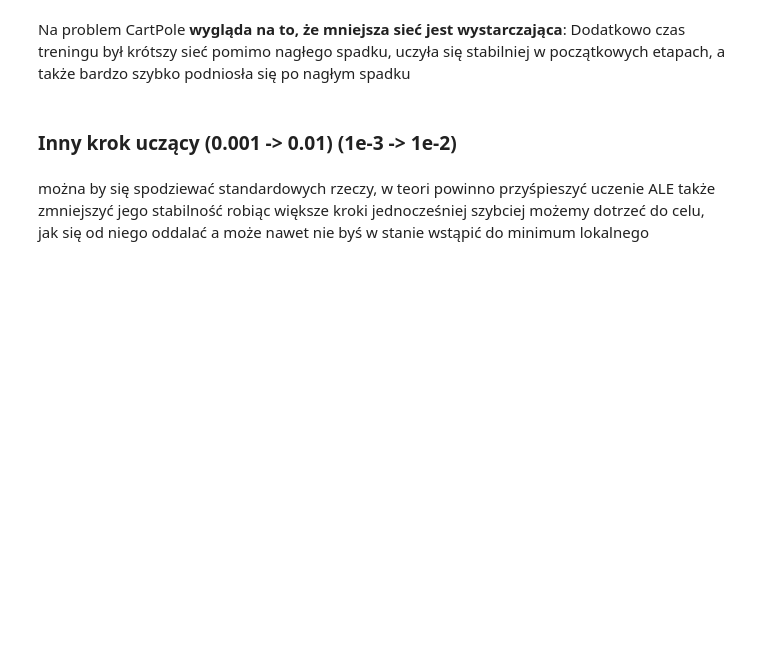
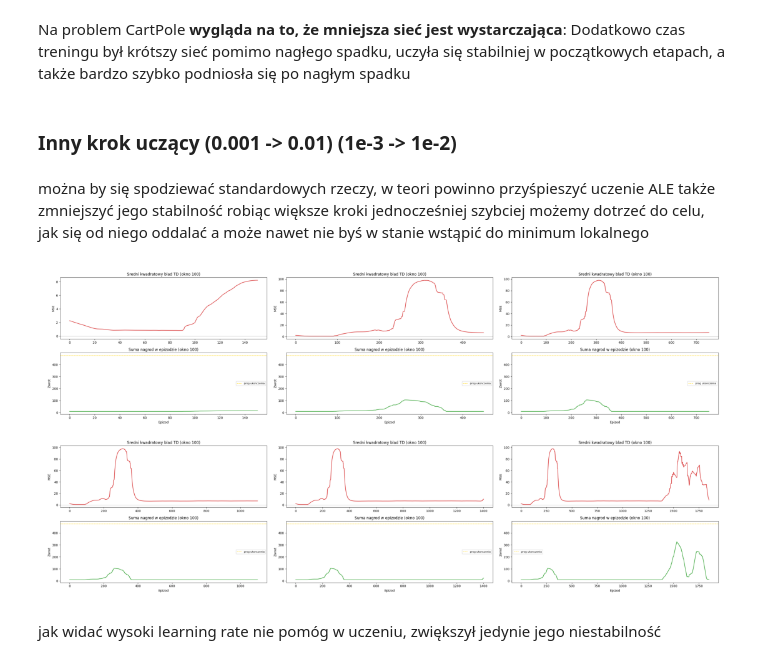
Before and after one commit to McEnigma24/UMISI-sem1-RL, a Jupyter notebook: l4/sprawozdanie_l4.ipynb, the cells around one changed output. Cells and saved outputs as stored; diff of their text form; code cells hidden in the pictures; blank space fills up the shorter version.

```diff
--- a/l4/sprawozdanie_l4.ipynb
+++ b/l4/sprawozdanie_l4.ipynb
@@ -222,3 +222,16 @@ Na problem CartPole **wygląda na to, że mniejsza sieć jest wystarczająca**:
 można by się spodziewać standardowych rzeczy, w teori powinno przyśpieszyć uczenie ALE także zmniejszyć jego stabilność
 robiąc większe kroki jednocześniej szybciej możemy dotrzeć do celu, jak się od niego oddalać
 a może nawet nie byś w stanie wstąpić do minimum lokalnego
+# %%
+prefix = "cartpole_single_network_small_bigger_learning_rate/plots_cartpole"
+episodes_grid = [
+    [250, 550, 850],
+    [1200, 1500, 1950],
+]
+img_matrix = [[f"{prefix}/learning_{ep:05d}.png" for ep in row] for row in episodes_grid]
+
+plot_image_matrix(img_matrix, figsize=(14, 7))
+# %% [output]
+[figure, added]
+# %% [markdown]
+jak widać wysoki learning rate nie pomóg w uczeniu, zwiększył jedynie jego niestabilność
```
